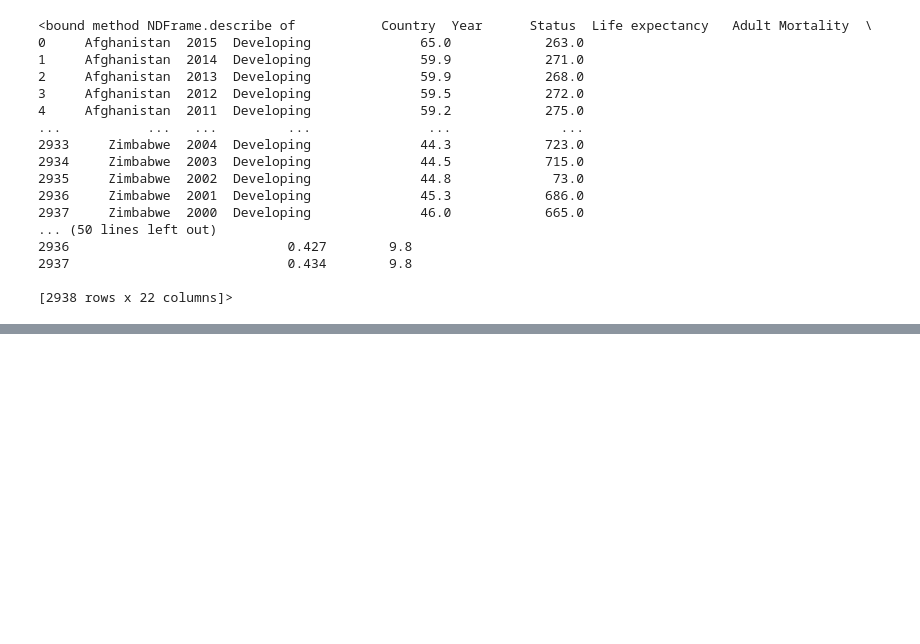
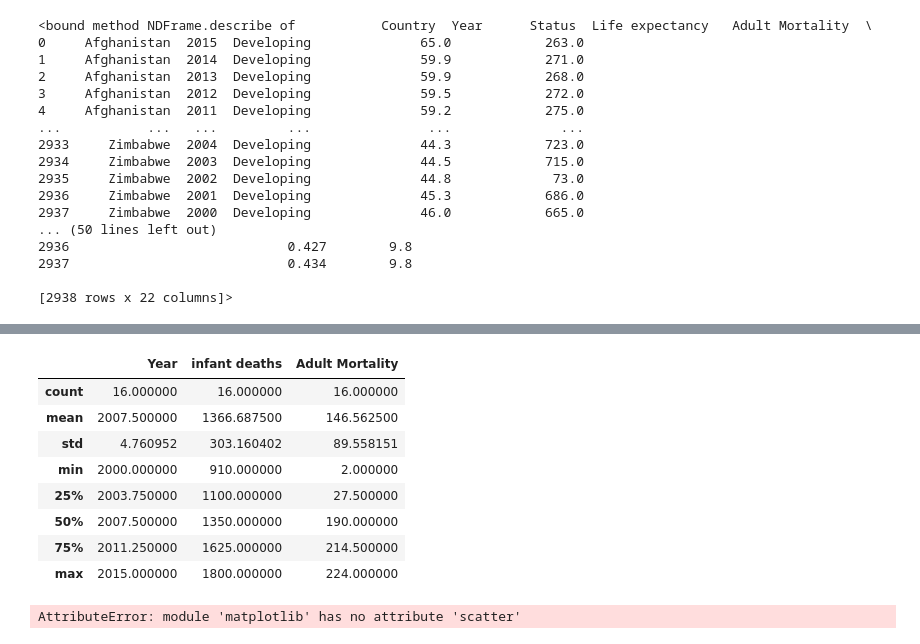
Before and after one commit to SandeepRishi2904/DS-and-ML-Projects, a Jupyter notebook: Life Expentancy.ipynb, the cells around one changed output, grey strips where cells are left out. Cells and saved outputs as stored; diff of their text form; code cells hidden in the pictures; blank space fills up the shorter version.

```diff
--- a/Life Expentancy.ipynb
+++ b/Life Expentancy.ipynb
@@ -62,0 +83,19 @@ df.describe
+# %%
+india[['Year', 'infant deaths','Adult Mortality']].describe()
+# %% [output]
+|  | Year | infant deaths | Adult Mortality |
+| count | 16.000000 | 16.000000 | 16.000000 |
+| mean | 2007.500000 | 1366.687500 | 146.562500 |
+| std | 4.760952 | 303.160402 | 89.558151 |
+| min | 2000.000000 | 910.000000 | 2.000000 |
+| 25% | 2003.750000 | 1100.000000 | 27.500000 |
+| 50% | 2007.500000 | 1350.000000 | 190.000000 |
+| 75% | 2011.250000 | 1625.000000 | 214.500000 |
+| max | 2015.000000 | 1800.000000 | 224.000000 |
+# %%
+x_year = india['Year'].values
+y_infant_deaths = india['infant deaths'].values
+plt.scatter(x_year, y_infant_deaths,color='red')
+plt.show()
+# %% [output]
+AttributeError: module 'matplotlib' has no attribute 'scatter'
```
Also changed, not shown: parts of 21 cells of this notebook, 1 other file.
